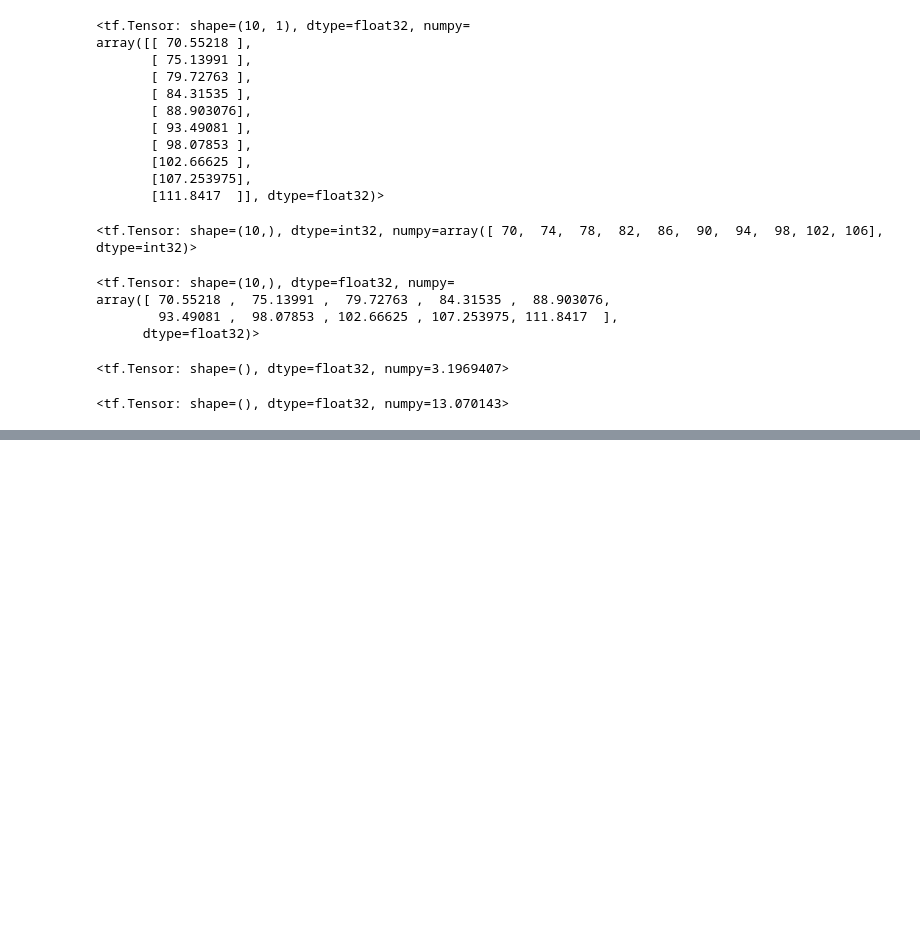
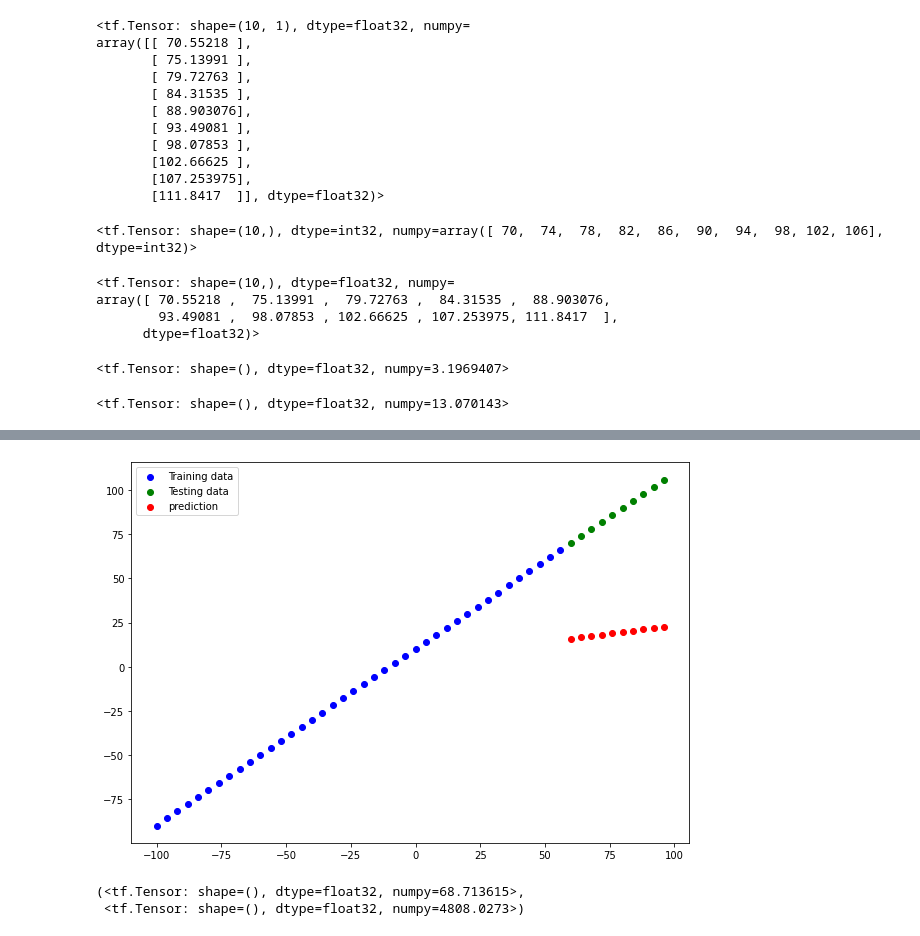
Before and after one commit to kianakiaei/TensorFlow, a Jupyter notebook: 01_neural_network_regression_with_tensorflow_.ipynb, the cells around one changed output, grey strips where cells are left out. Cells and saved outputs as stored; diff of their text form; code cells hidden in the pictures; blank space fills up the shorter version.

```diff
--- a/01_neural_network_regression_with_tensorflow_.ipynb
+++ b/01_neural_network_regression_with_tensorflow_.ipynb
@@ -759,0 +831,17 @@ def mse(y_true, y_pred):
+# %%
+# Set random seed
+tf.random.set_seed(42)
+
+# 1. Create the model
+model_2 = tf.keras.Sequential([
+                             tf.keras.layers.Dense(10),
+                             tf.keras.layers.Dense(1)
+])
+
+# 2. Compile the model
+model_2.compile(loss=tf.keras.losses.mae,
+              optimizer=tf.keras.optimizers.SGD(),
+              metrics=["mse"])
+
+# 3. Fit the model
+model_2.fit(x_train, y_train, epochs=100)
@@ -759,0 +885,17 @@ def mse(y_true, y_pred):
+# %%
+# Set random seed
+tf.random.set_seed(42)
+
+# 1. Create the model
+model_3 = tf.keras.Sequential([
+                             tf.keras.layers.Dense(10),
+                             tf.keras.layers.Dense(1)
+])
+
+# 2. Compile the model
+model_3.compile(loss=tf.keras.losses.mae,
+              optimizer=tf.keras.optimizers.SGD(),
+              metrics=["mse"])
+
+# 3. Fit the model
+model_3.fit(x_train, y_train, epochs=500)
@@ -759,0 +921,16 @@ def mse(y_true, y_pred):
+# %%
+# Make and plot predictions for model_3
+y_pred_3 = model_3.predict(x_test)
+plot_predictions(predictions=y_pred_3)
+
+# overfitting happend
+# %% [output]
+[figure, added]
+# %%
+# Calculate model_2 evaluation metrics
+mae_3 = mae(y_test, y_pred_3)
+mse_3 = mse(y_test, y_pred_3)
+mae_3, mse_3
+# %% [output]
+(<tf.Tensor: shape=(), dtype=float32, numpy=68.713615>,
+ <tf.Tensor: shape=(), dtype=float32, numpy=4808.0273>)
```
Also changed, not shown: parts of 19 cells of this notebook.
